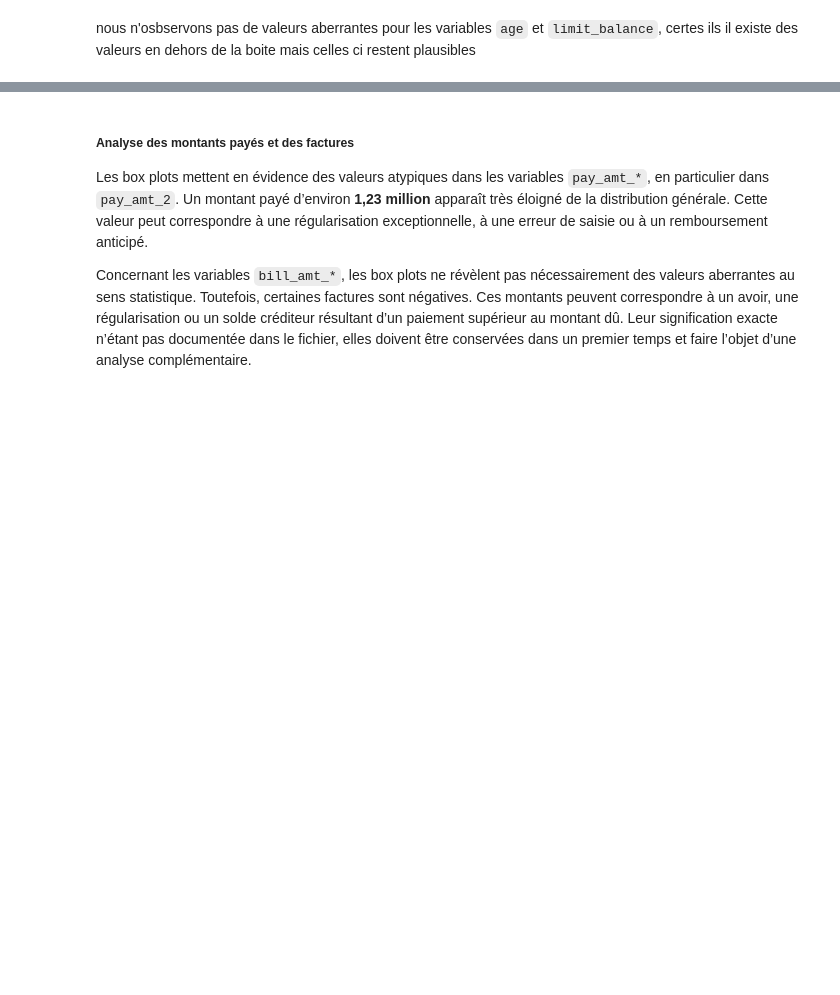
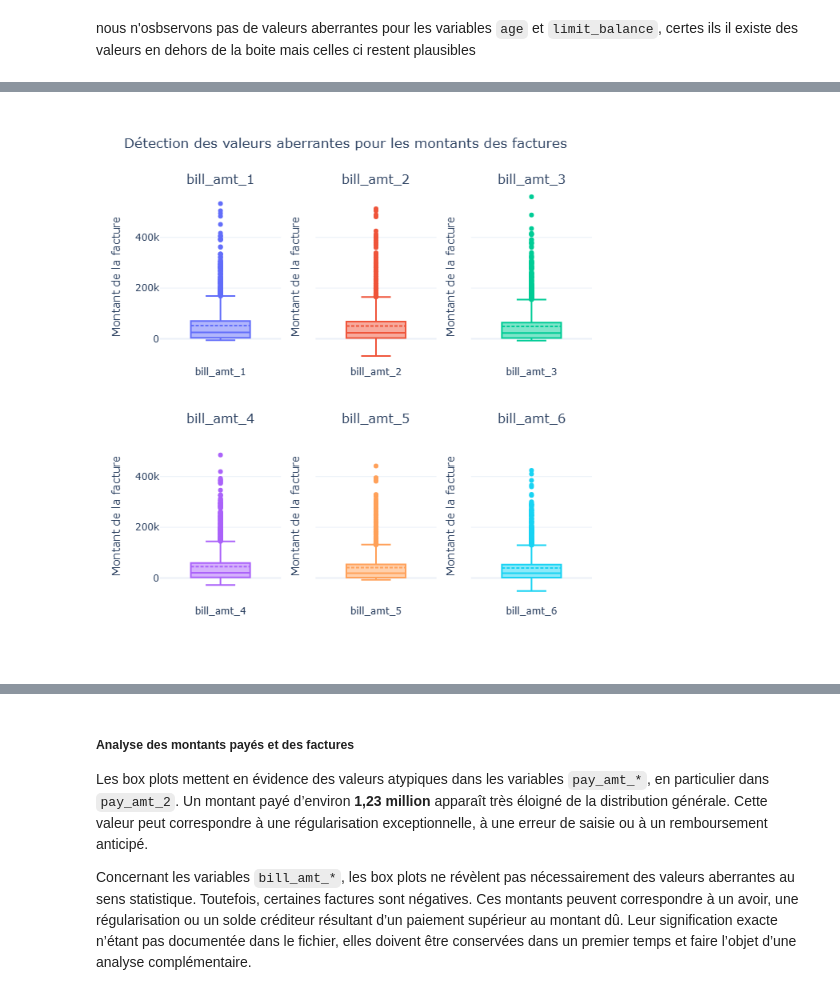
Before and after one commit to Tibak2206/Talk_to_my_data, a Jupyter notebook: notebooks/01_setup_repo_et_eda.ipynb, the cells around one changed output, grey strips where cells are left out. Saved outputs shown, nothing was run; the diff lists cells and outputs as text; code cells hidden in the pictures; blank space fills up the shorter version.

```diff
--- a/notebooks/01_setup_repo_et_eda.ipynb
+++ b/notebooks/01_setup_repo_et_eda.ipynb
@@ -364,5 +366,5 @@ fig.update_layout(
 
 fig.update_yaxes(title_text="Montant de la facture", matches="y")
 
-display(HTML(fig.to_html(include_plotlyjs="cdn")))
+fig.show("png")
 # %% [output]
@@ -370,3 +371,4 @@ display(HTML(fig.to_html(include_plotlyjs="cdn")))
+[figure, added]
 # %%
 pay_columns = [f"pay_amt_{i}" for i in range(1, 7)]
 
```
Also changed, not shown: parts of 18 cells of this notebook, 3 other files.
